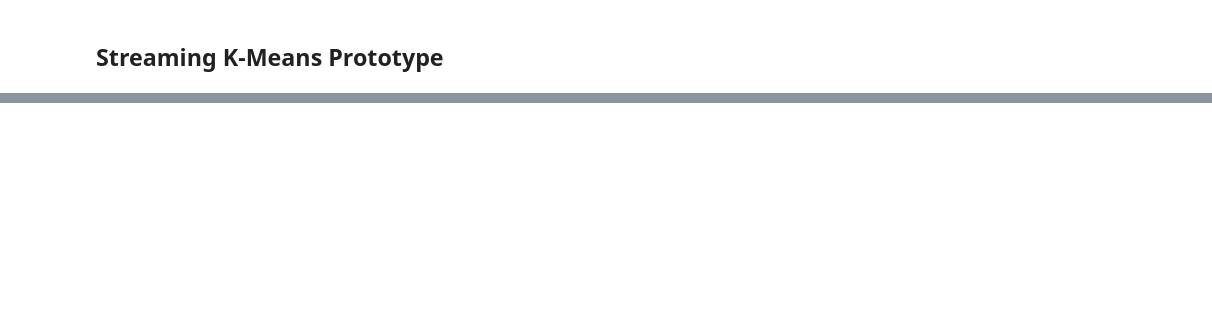
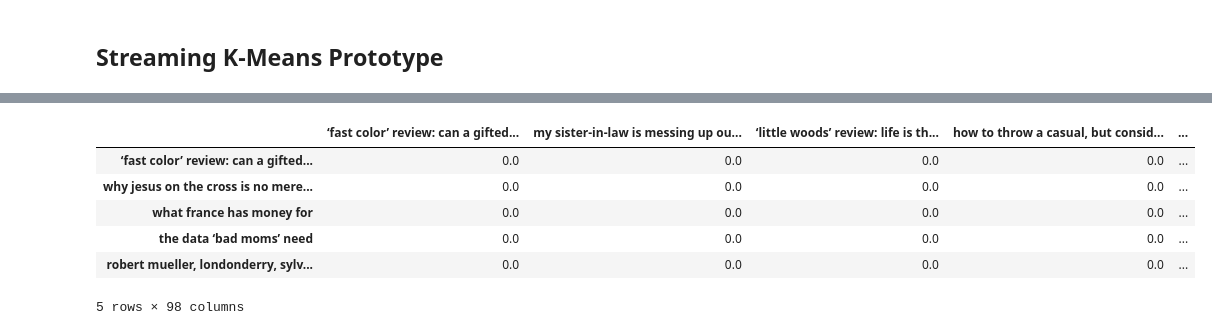
Before and after one commit to vviers/NYTStream, a Jupyter notebook: KMeans.ipynb, the cells around one changed output, grey strips where cells are left out. Saved outputs shown, nothing was run; the diff lists cells and outputs as text; code cells hidden in the pictures; blank space fills up the shorter version.

```diff
--- a/KMeans.ipynb
+++ b/KMeans.ipynb
@@ -79,0 +175,10 @@ lines[5].replace("\n", "").replace("None", '""')
+# %%
+dfa.sort_values("‘fast color’ review: can a gifted family save a parched world?", ascending = False).head()
+# %% [output]
+|  | ‘fast color’ review: can a gifted... | my sister-in-law is messing up ou... | ‘little woods’ review: life is th... | how to throw a casual, but consid... | ... |
+| ‘fast color’ review: can a gifted... | 0.0 | 0.0 | 0.0 | 0.0 | ... |
+| why jesus on the cross is no mere... | 0.0 | 0.0 | 0.0 | 0.0 | ... |
+| what france has money for | 0.0 | 0.0 | 0.0 | 0.0 | ... |
+| the data ‘bad moms’ need | 0.0 | 0.0 | 0.0 | 0.0 | ... |
+| robert mueller, londonderry, sylv... | 0.0 | 0.0 | 0.0 | 0.0 | ... |
+5 rows × 98 columns
```
Also changed, not shown: parts of 29 cells of this notebook, 1 other file.
